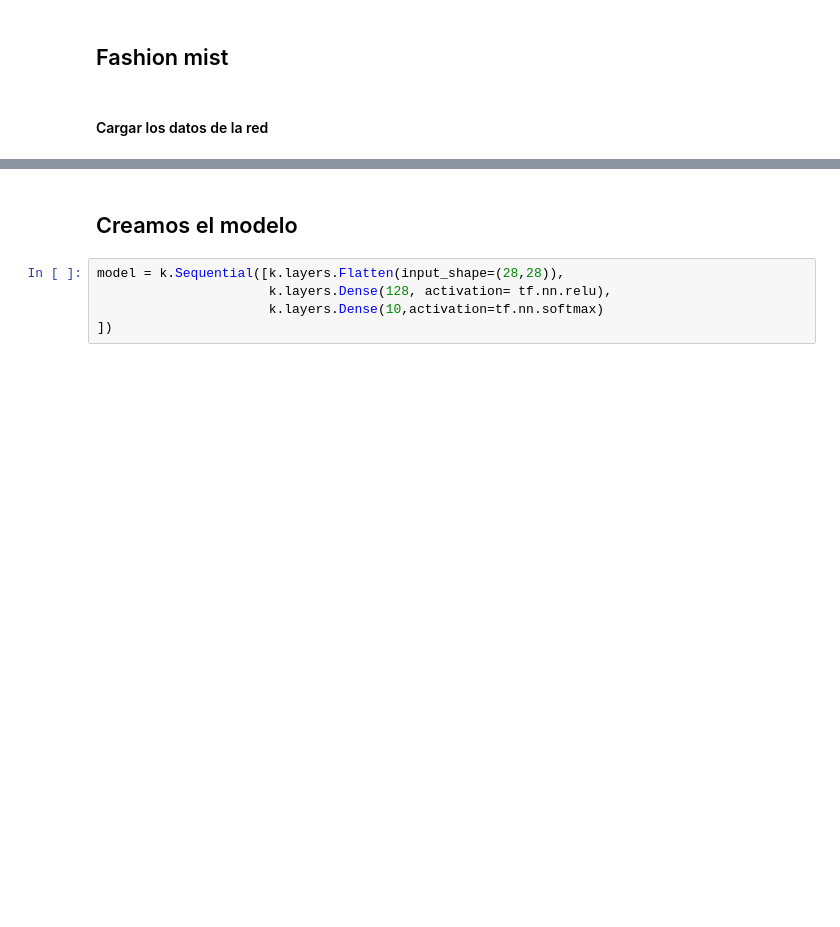
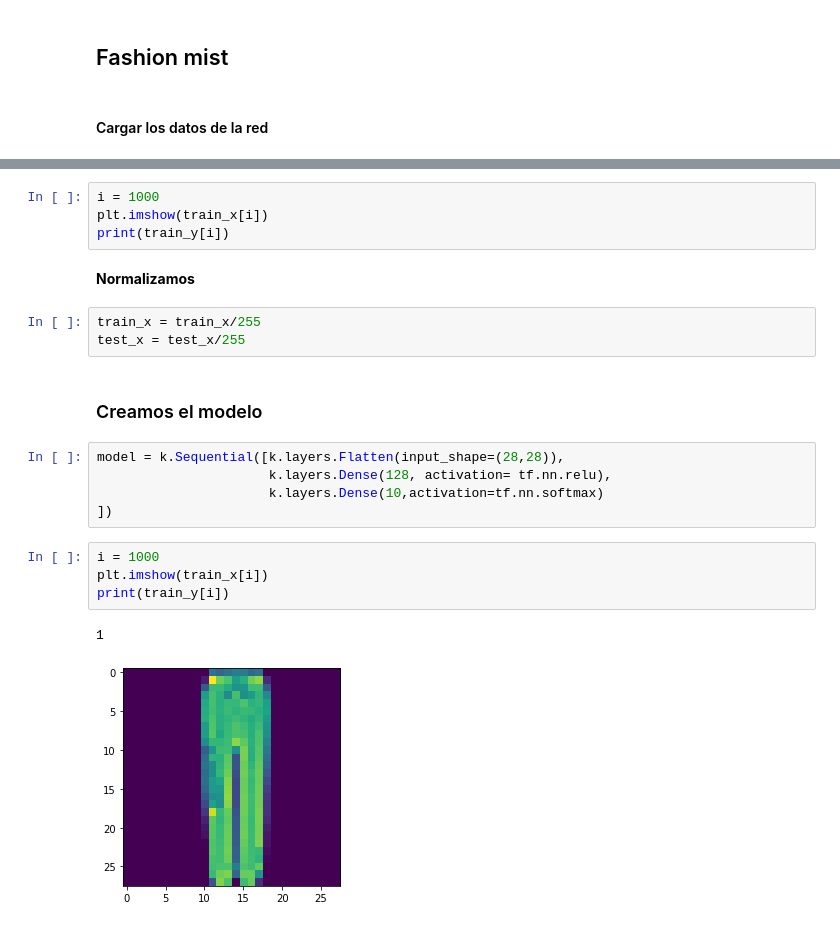
Before and after one commit to jahelsantiago/tensorflow_tutorial, a Jupyter notebook: introduction_to_tensorflow.ipynb, the cells around one changed output, grey strips where cells are left out. Drawn from its saved outputs; the diff is of its cells as text; blank space fills up the shorter version.

```diff
--- a/introduction_to_tensorflow.ipynb
+++ b/introduction_to_tensorflow.ipynb
@@ -70,7 +64,23 @@ Downloading data from https://storage.googleapis.com/tensorflow/tf-keras-dataset
+# %%
+i = 1000
+plt.imshow(train_x[i])
+print(train_y[i])
+# %% [markdown]
+**Normalizamos**
+# %%
+train_x = train_x/255
+test_x = test_x/255
 # %% [markdown]
-## Creamos el modelo
+### Creamos el modelo
 # %%
 model = k.Sequential([k.layers.Flatten(input_shape=(28,28)),
                       k.layers.Dense(128, activation= tf.nn.relu),
                       k.layers.Dense(10,activation=tf.nn.softmax)
 ])
+# %%
+i = 1000
+plt.imshow(train_x[i])
+print(train_y[i])
+# %% [output]
+1
+[figure, added]
```
Also changed, not shown: parts of 13 cells of this notebook.
